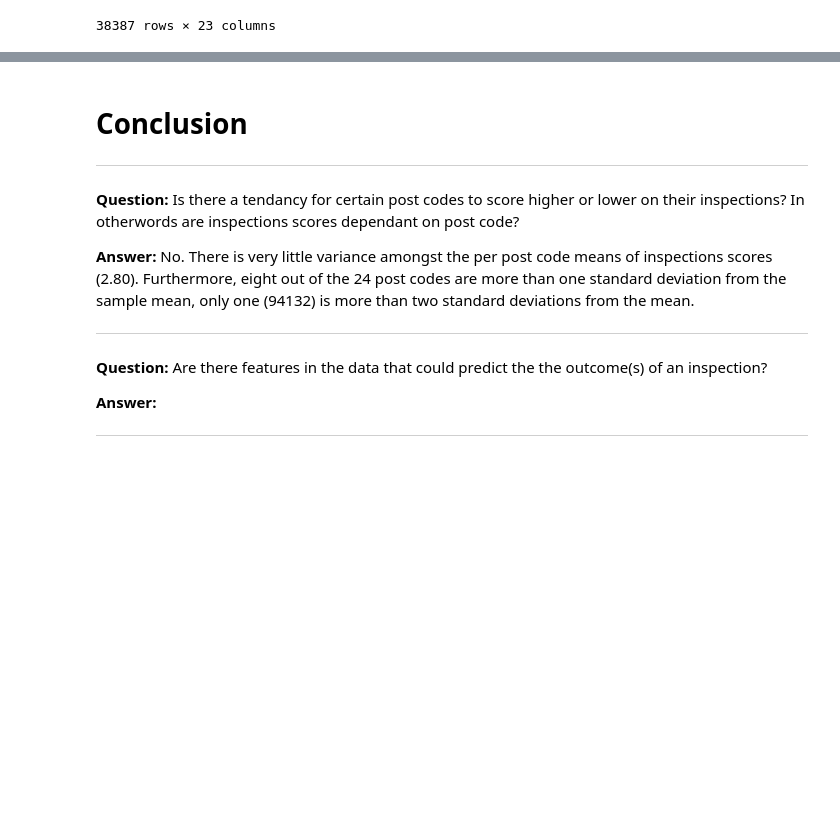
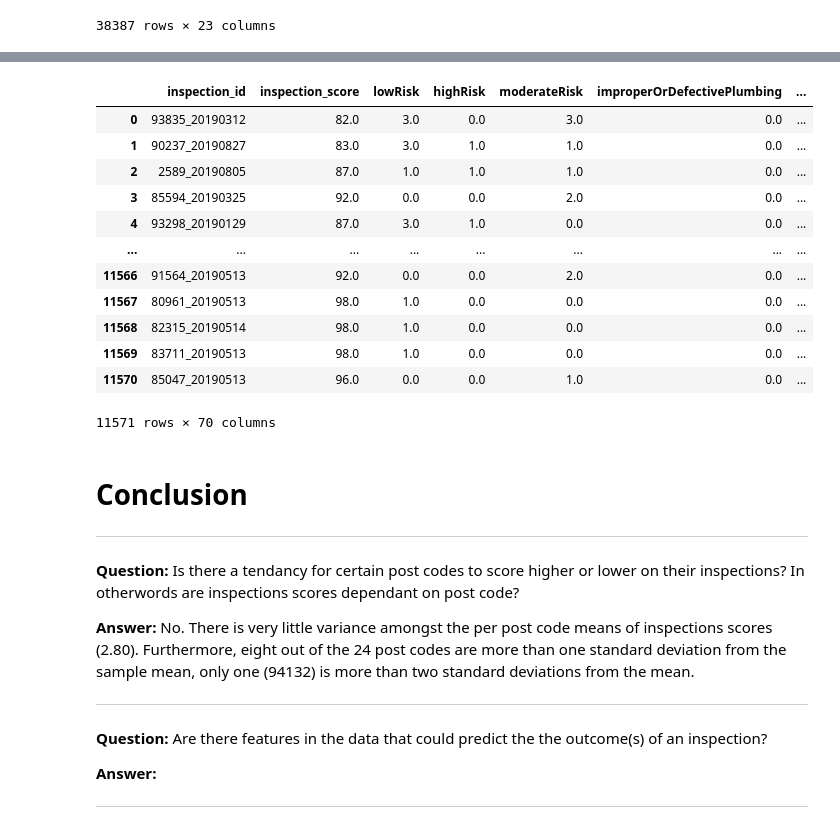
Before and after one commit to erikrowens/Codecademy, a Jupyter notebook: Final_Portfolio_Project/Final_Portfolio_Project.ipynb, the cells around one changed output, grey strips where cells are left out. Cells and saved outputs as stored; diff of their text form; code cells hidden in the pictures; blank space fills up the shorter version.

```diff
--- a/Final_Portfolio_Project/Final_Portfolio_Project.ipynb
+++ b/Final_Portfolio_Project/Final_Portfolio_Project.ipynb
@@ -60,8 +60,8 @@ sys.path.insert(1, projectFolder)
 #Print out information about a specific column in the dataframe
 def colInfo(df, column):
   print("Column: "+column)
+  print("Unique values:")
   print(df[column].unique())
-  print("Unique values:")
   tNaN = df[column].isna().sum()
   total = len(df.values)
   ptNaN = (tNaN / total)*100
@@ -87,6 +87,20 @@ def plotScoreDistributionByPostCode(df, x, y, title, xlabel, ylabel):
   plt.show()
 
   return None
+
+def prepper(df, c):
+  for e in scoresDF[c].unique():
+    tempDF = scoresDF[scoresDF['risk_category'] == e].groupby('inspection_id')[c].count().reset_index()
+    #change the column name
+    newColTitle = ''.join(x for x in e.title() if not x.isspace())
+    newColTitle = newColTitle[0].lower() + newColTitle[1:]
+    tempDF.columns = ["inspection_id", newColTitle]
+
+    #merge the riskCount df with newScoresDF
+    df = df.merge(tempDF, how='left', on='inspection_id')
+    df[newColTitle] = df[newColTitle].fillna(0)
+
+  return df
 # %% [markdown]
 # Data Load & Inspection
 # %%
@@ -438,0 +449,4 @@ NaN entries: 1968 out of 38387 or 5.13%
+# %%
+#@title Code: (more data preparation) eliminate NaN values from newly used columns
+scoresDF.dropna(subset=['violation_id', 'violation_description', 'risk_category'], inplace=True)
+_ = [colInfo(scoresDF, c) for c in ['inspection_type', 'violation_id', 'violation_description', 'risk_category']]
@@ -438,0 +471,45 @@ NaN entries: 1968 out of 38387 or 5.13%
+# %%
+#@title Code: Data Augmentation
+
+#Create a DF with 1 entry per inspection, it should contain:
+#inspection_id, inspection_score, number of violations (to create)
+#number of low risk violations (to create),
+#number of medium risk violations (to create), and
+#number of high risk violations (to create)
+
+#Create a new dataframe with the base columns
+newScoresDF = scoresDF[['inspection_id', 'inspection_score']]
+newScoresDF = newScoresDF.dropna(subset=['inspection_id'])
+newScoresDF = newScoresDF.drop_duplicates()
+
+
+for e in scoresDF['risk_category'].unique():
+  tempDF = scoresDF[scoresDF['risk_category'] == e].groupby('inspection_id')['risk_category'].count().reset_index()
+  #change the column name
+  newColTitle = ''.join(x for x in e.title() if not x.isspace())
+  newColTitle = newColTitle[0].lower() + newColTitle[1:]
+  tempDF.columns = ["inspection_id", newColTitle]
+
+  #merge the riskCount df with newScoresDF
+  newScoresDF = newScoresDF.merge(tempDF, how='left', on='inspection_id')
+  newScoresDF[newColTitle] = newScoresDF[newColTitle].fillna(0)
+
+del tempDF
+
+newScoresDF = prepper(newScoresDF, 'violation_description')
+
+newScoresDF
+# %% [output]
+|  | inspection_id | inspection_score | lowRisk | highRisk | moderateRisk | improperOrDefectivePlumbing | ... |
+| 0 | 93835_20190312 | 82.0 | 3.0 | 0.0 | 3.0 | 0.0 | ... |
+| 1 | 90237_20190827 | 83.0 | 3.0 | 1.0 | 1.0 | 0.0 | ... |
+| 2 | 2589_20190805 | 87.0 | 1.0 | 1.0 | 1.0 | 0.0 | ... |
+| 3 | 85594_20190325 | 92.0 | 0.0 | 0.0 | 2.0 | 0.0 | ... |
+| 4 | 93298_20190129 | 87.0 | 3.0 | 1.0 | 0.0 | 0.0 | ... |
+| ... | ... | ... | ... | ... | ... | ... | ... |
+| 11566 | 91564_20190513 | 92.0 | 0.0 | 0.0 | 2.0 | 0.0 | ... |
+| 11567 | 80961_20190513 | 98.0 | 1.0 | 0.0 | 0.0 | 0.0 | ... |
+| 11568 | 82315_20190514 | 98.0 | 1.0 | 0.0 | 0.0 | 0.0 | ... |
+| 11569 | 83711_20190513 | 98.0 | 1.0 | 0.0 | 0.0 | 0.0 | ... |
+| 11570 | 85047_20190513 | 96.0 | 0.0 | 0.0 | 1.0 | 0.0 | ... |
+11571 rows × 70 columns
```
Also changed, not shown: parts of 8 cells of this notebook.
